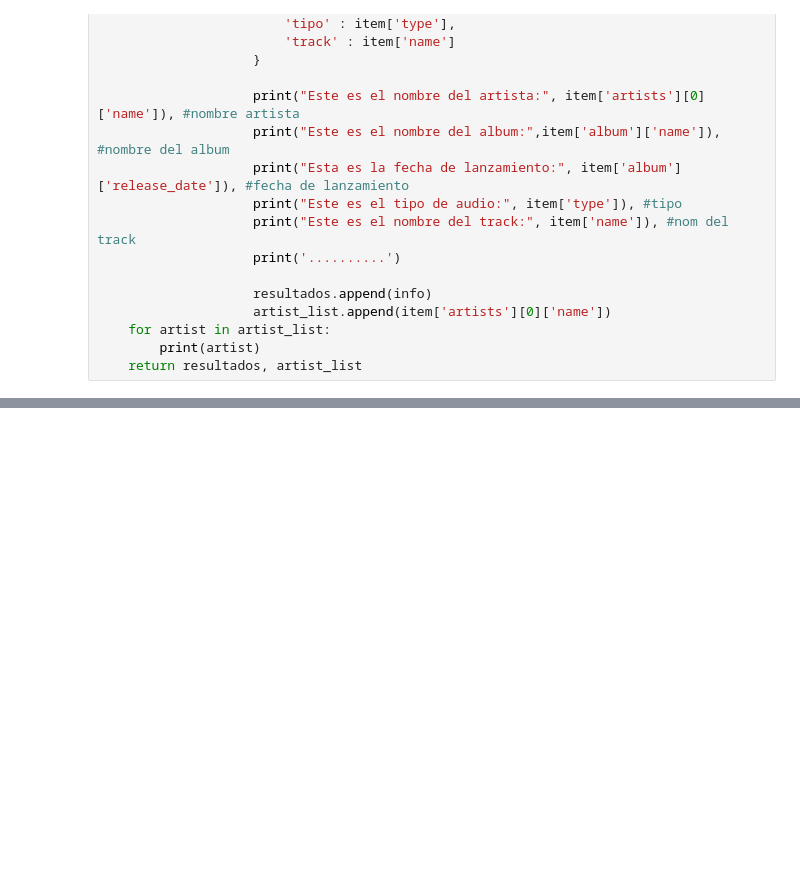
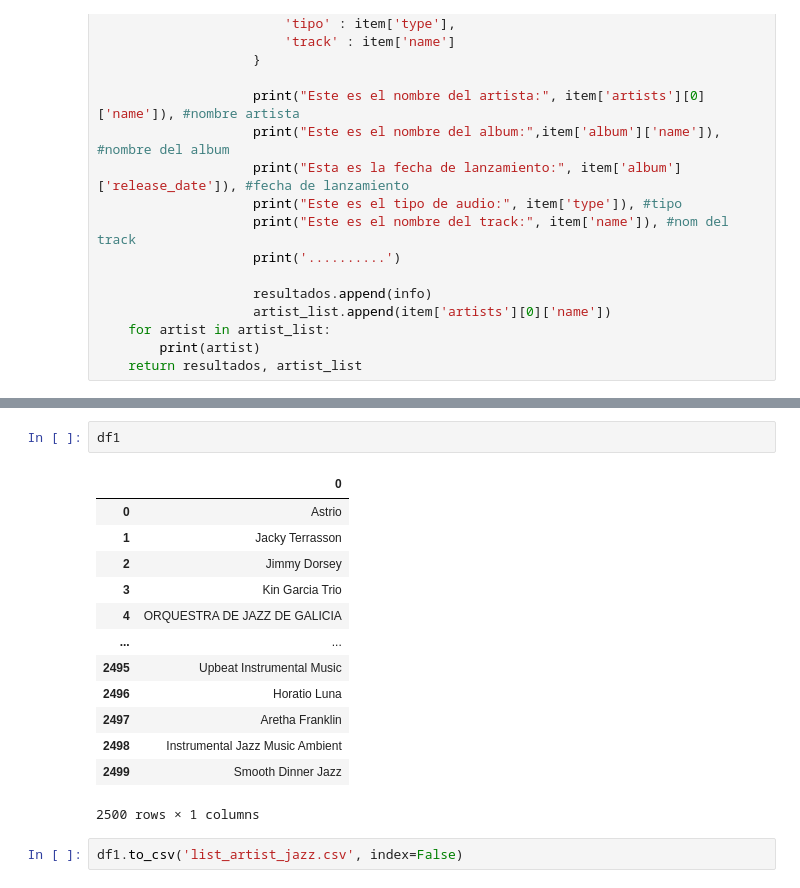
Before and after one commit to ana-nobre/SQL-and-Python-Music-Analytics-Decision-Making, a Jupyter notebook: funcionapispoti.ipynb, the cells around one changed output, grey strips where cells are left out. Drawn from its saved outputs; the diff is of its cells as text; blank space fills up the shorter version.

```diff
--- a/funcionapispoti.ipynb
+++ b/funcionapispoti.ipynb
@@ -112,0 +118,18 @@ print(df)
+# %%
+df1
+# %% [output]
+|  | 0 |
+| 0 | Astrio |
+| 1 | Jacky Terrasson |
+| 2 | Jimmy Dorsey |
+| 3 | Kin Garcia Trio |
+| 4 | ORQUESTRA DE JAZZ DE GALICIA |
+| ... | ... |
+| 2495 | Upbeat Instrumental Music |
+| 2496 | Horatio Luna |
+| 2497 | Aretha Franklin |
+| 2498 | Instrumental Jazz Music Ambient |
+| 2499 | Smooth Dinner Jazz |
+2500 rows × 1 columns
+# %%
+df1.to_csv('list_artist_jazz.csv', index=False)
```
Also changed, not shown: parts of 10 cells of this notebook, 3 other files.
